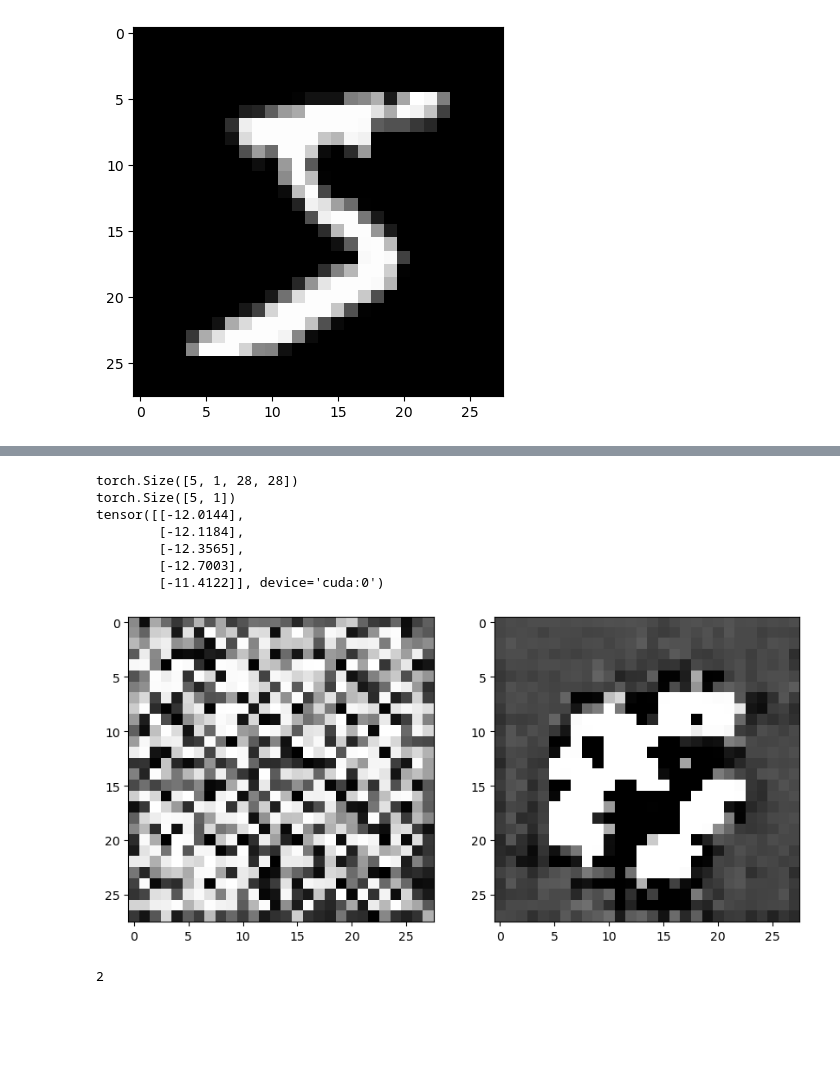
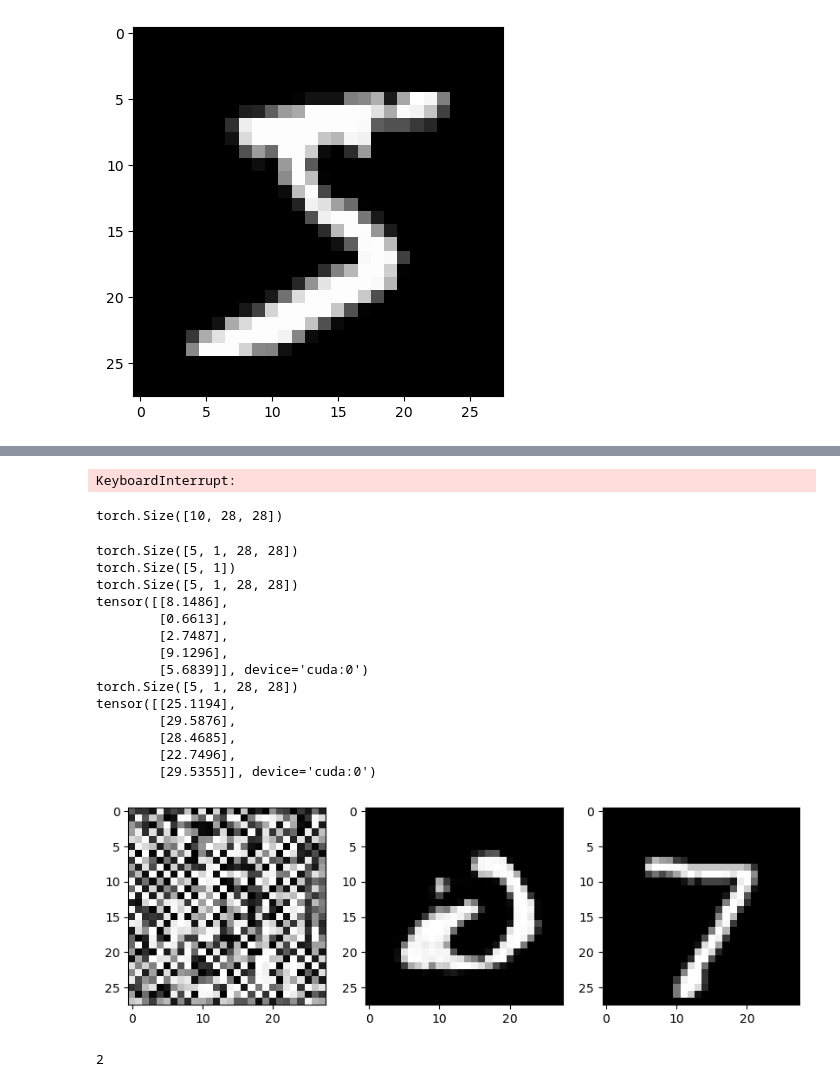
Before and after one commit to image-synthesis/generative-adversarial-networks, a Jupyter notebook: notebooks/gan_test.ipynb, the cells around one changed output, grey strips where cells are left out. Drawn from its saved outputs; the diff is of its cells as text; code cells hidden in the pictures; blank space fills up the shorter version.

Commit message:
experimented with wasserstein loss and added code to plot loss curves during training

```diff
--- a/notebooks/gan_test.ipynb
+++ b/notebooks/gan_test.ipynb
@@ -6,8 +6,8 @@ from torch.utils.data import DataLoader
 # load the dataset
 
 transform = transforms.Compose([
-    transforms.ToTensor(),  # Convert images to tensor
-    transforms.Normalize((0.1307,), (0.3081,))  # Normalize with mean and std
+    transforms.ToTensor(),
+    transforms.Normalize((0.5,), (0.5,))  # Normalize to [-1, 1]
 ])
 
 train_dataset = datasets.MNIST(
@@ -27,7 +27,6 @@ test_dataset = datasets.MNIST(
 import matplotlib.pyplot as plt
 
 img = train_dataset[0][0].numpy().squeeze()
-img = (img - img.min()) / (img.max() - img.min())
 print(img.shape)
 plt.imshow(img, cmap='gray')
 # %% [output]
@@ -160,37 +364,56 @@ class Trainer:
 # %%
-# train_hf_dataset = HuggingFaceDataset(train_dataset)
-trainer = Trainer(1, 100, train_dataset)
+trainer = Trainer('baseline_wasserstein_k1_strong_disc_fixed_leaky_relu_paper_clip', 5, 64, 100, train_dataset, debug=True)
 trainer.train(5000)
+# %% [output]
+KeyboardInterrupt:
+# %%
+torch.cat([test_dataset[i][0] for i in range(10)], dim=0).shape
+# %% [output]
+torch.Size([10, 28, 28])
 # %%
 import matplotlib.pyplot as plt
 
 plt.figure(figsize=(10, 10))
+latent_size = 100
 
-z = torch.randn(5, 100)
+z = torch.randn(5, latent_size)
 with torch.no_grad():
     gen = Generator()
     gen_imgs = gen(z)
     print(gen_imgs.shape)
     disc = Discriminator()
     disc_out = disc(gen_imgs)
     print(disc_out.shape)
-    plt.subplot(1, 2, 1)
+    plt.subplot(1, 3, 1)
     plt.imshow(gen_imgs[0].cpu().numpy().squeeze(), cmap='gray')
 
 with torch.no_grad():
     gen_imgs = trainer.generator(z.to(trainer.device))
-    plt.subplot(1, 2, 2)
+    plt.subplot(1, 3, 2)
     plt.imshow(gen_imgs[0].cpu().numpy().squeeze(), cmap='gray')
+    print(gen_imgs.shape)
     print(trainer.discriminator(gen_imgs))
+    real_imgs = torch.stack([test_dataset[i][0] for i in range(5)], dim=0).to(trainer.device)
+    plt.subplot(1, 3, 3)
+    plt.imshow(real_imgs[0].cpu().numpy().squeeze(), cmap='gray')
+    print(real_imgs.shape)
+    print(trainer.discriminator(real_imgs))
 # %% [output]
 torch.Size([5, 1, 28, 28])
 torch.Size([5, 1])
-tensor([[-12.0144],
-        [-12.1184],
-        [-12.3565],
-        [-12.7003],
-        [-11.4122]], device='cuda:0')
+torch.Size([5, 1, 28, 28])
+tensor([[8.1486],
+        [0.6613],
+        [2.7487],
+        [9.1296],
+        [5.6839]], device='cuda:0')
+torch.Size([5, 1, 28, 28])
+tensor([[25.1194],
+        [29.5876],
+        [28.4685],
+        [22.7496],
+        [29.5355]], device='cuda:0')
-[figure, old version]
+[figure, new version]
 # %%
 len(train_dataset[0])
 # %% [output]
```
Also changed, not shown: parts of 7 cells of this notebook, 1 other file.
